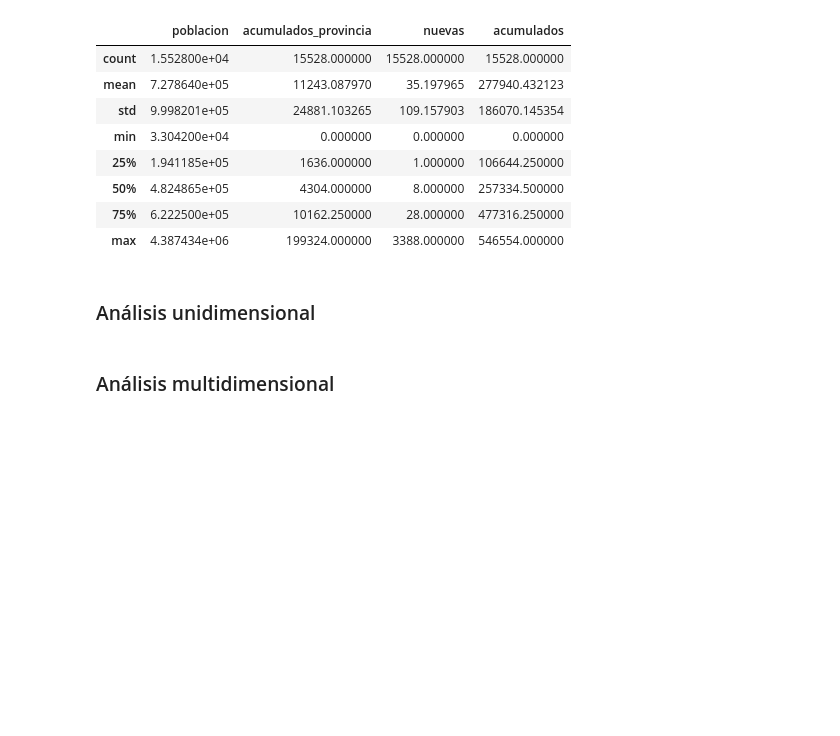
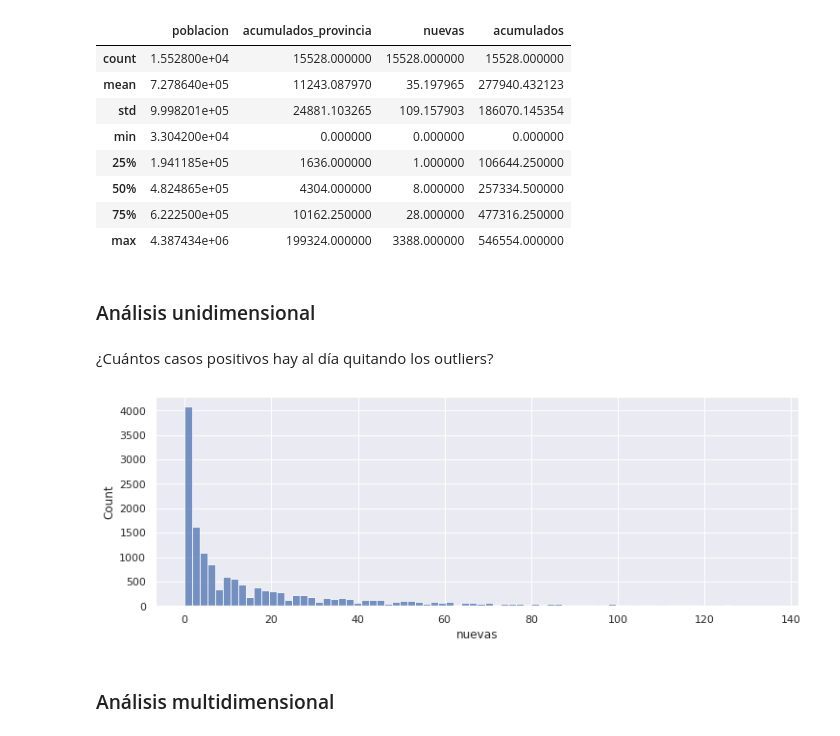
Before and after one commit to anthonymanotoa/covid-ec, a Jupyter notebook: notebooks/2.1-covid_exploration.ipynb, the cells around one changed output. Cells and saved outputs as stored; diff of their text form; code cells hidden in the pictures; blank space fills up the shorter version.

```diff
--- a/notebooks/2.1-covid_exploration.ipynb
+++ b/notebooks/2.1-covid_exploration.ipynb
@@ -14,6 +14,8 @@ Extras:
 import pandas as pd
 import matplotlib.pyplot as plt
 import seaborn as sns
+# %%
+sns.set_theme()
 # %%
 # Load data
 path = '/work/covid-ec/data/processed/'
@@ -61,5 +63,14 @@ positives.describe()
 | max | 4.387434e+06 | 199324.000000 | 3388.000000 | 546554.000000 |
 # %% [markdown]
 ### Análisis unidimensional
+# %% [markdown]
+¿Cuántos casos positivos hay al día quitando los outliers?
+# %%
+plt.figure(figsize=[12, 4])
+data_p = positives[positives['nuevas'] < positives['nuevas'].quantile(0.95)]['nuevas']
+sns.histplot(data=data_p)
+plt.show()
+# %% [output]
+[figure, added]
 # %% [markdown]
 ### Análisis multidimensional
```
Also changed, not shown: parts of 9 cells of this notebook, 4 other files.
